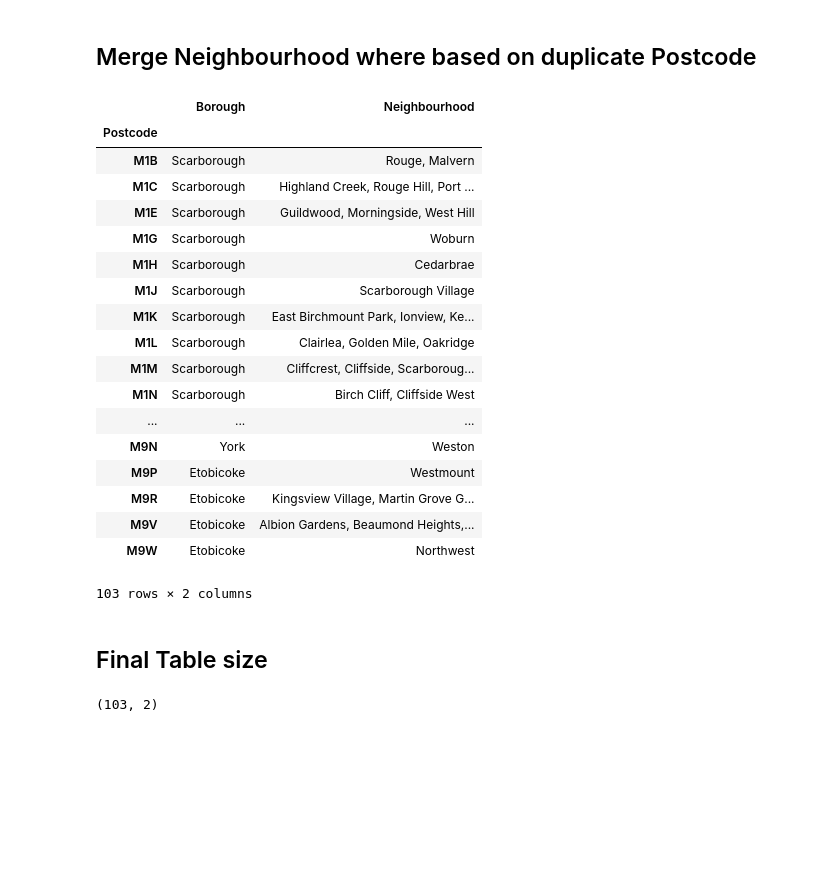
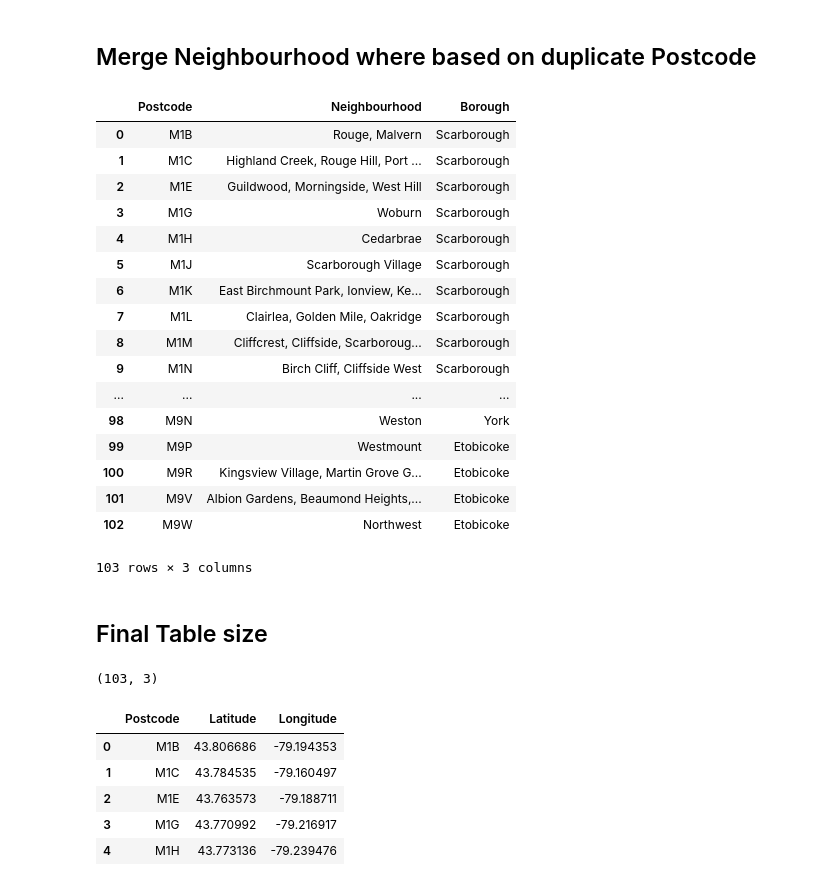
Before and after one commit to sankarindia/Coursera_Capstone, a Jupyter notebook: Toronto_KN_Clustering.ipynb, the cells around one changed output. Saved outputs shown, nothing was run; the diff lists cells and outputs as text; code cells hidden in the pictures; blank space fills up the shorter version.

```diff
--- a/Toronto_KN_Clustering.ipynb
+++ b/Toronto_KN_Clustering.ipynb
@@ -86,33 +86,48 @@ Toronto_database.shape
 # %%
 
 TDF=Toronto_database.groupby('Postcode').agg({
                 'Borough': lambda x: x.unique(),
                 'Neighbourhood': lambda x: ', '.join(x)
     })
+
+TDF=TDF.reset_index()
 TDF
 # %% [output]
-|  | Borough | Neighbourhood |
-| Postcode |  |  |
-| M1B | Scarborough | Rouge, Malvern |
-| M1C | Scarborough | Highland Creek, Rouge Hill, Port ... |
-| M1E | Scarborough | Guildwood, Morningside, West Hill |
-| M1G | Scarborough | Woburn |
-| M1H | Scarborough | Cedarbrae |
-| M1J | Scarborough | Scarborough Village |
-| M1K | Scarborough | East Birchmount Park, Ionview, Ke... |
-| M1L | Scarborough | Clairlea, Golden Mile, Oakridge |
-| M1M | Scarborough | Cliffcrest, Cliffside, Scarboroug... |
-| M1N | Scarborough | Birch Cliff, Cliffside West |
-| ... | ... | ... |
-| M9N | York | Weston |
-| M9P | Etobicoke | Westmount |
-| M9R | Etobicoke | Kingsview Village, Martin Grove G... |
-| M9V | Etobicoke | Albion Gardens, Beaumond Heights,... |
-| M9W | Etobicoke | Northwest |
+|  | Postcode | Neighbourhood | Borough |
+| 0 | M1B | Rouge, Malvern | Scarborough |
+| 1 | M1C | Highland Creek, Rouge Hill, Port ... | Scarborough |
+| 2 | M1E | Guildwood, Morningside, West Hill | Scarborough |
+| 3 | M1G | Woburn | Scarborough |
+| 4 | M1H | Cedarbrae | Scarborough |
+| 5 | M1J | Scarborough Village | Scarborough |
+| 6 | M1K | East Birchmount Park, Ionview, Ke... | Scarborough |
+| 7 | M1L | Clairlea, Golden Mile, Oakridge | Scarborough |
+| 8 | M1M | Cliffcrest, Cliffside, Scarboroug... | Scarborough |
+| 9 | M1N | Birch Cliff, Cliffside West | Scarborough |
+| ... | ... | ... | ... |
+| 98 | M9N | Weston | York |
+| 99 | M9P | Westmount | Etobicoke |
+| 100 | M9R | Kingsview Village, Martin Grove G... | Etobicoke |
+| 101 | M9V | Albion Gardens, Beaumond Heights,... | Etobicoke |
+| 102 | M9W | Northwest | Etobicoke |
-103 rows × 2 columns
+103 rows × 3 columns
 # %% [markdown]
 ## Final Table size
 # %%
 TDF.shape
 # %% [output]
-(103, 2)
+(103, 3)
+# %%
+geodf=pd.read_csv('http://cocl.us/Geospatial_data')
+
+geodf = geodf.rename(columns = {"Postal Code": "Postcode",
+                                  "Latitude":"Latitude",
+                                  "Longitude": "Longitude"})
+geodf.head()
+# %% [output]
+|  | Postcode | Latitude | Longitude |
+| 0 | M1B | 43.806686 | -79.194353 |
+| 1 | M1C | 43.784535 | -79.160497 |
+| 2 | M1E | 43.763573 | -79.188711 |
+| 3 | M1G | 43.770992 | -79.216917 |
+| 4 | M1H | 43.773136 | -79.239476 |
```
Also changed, not shown: parts of 2 cells of this notebook.
